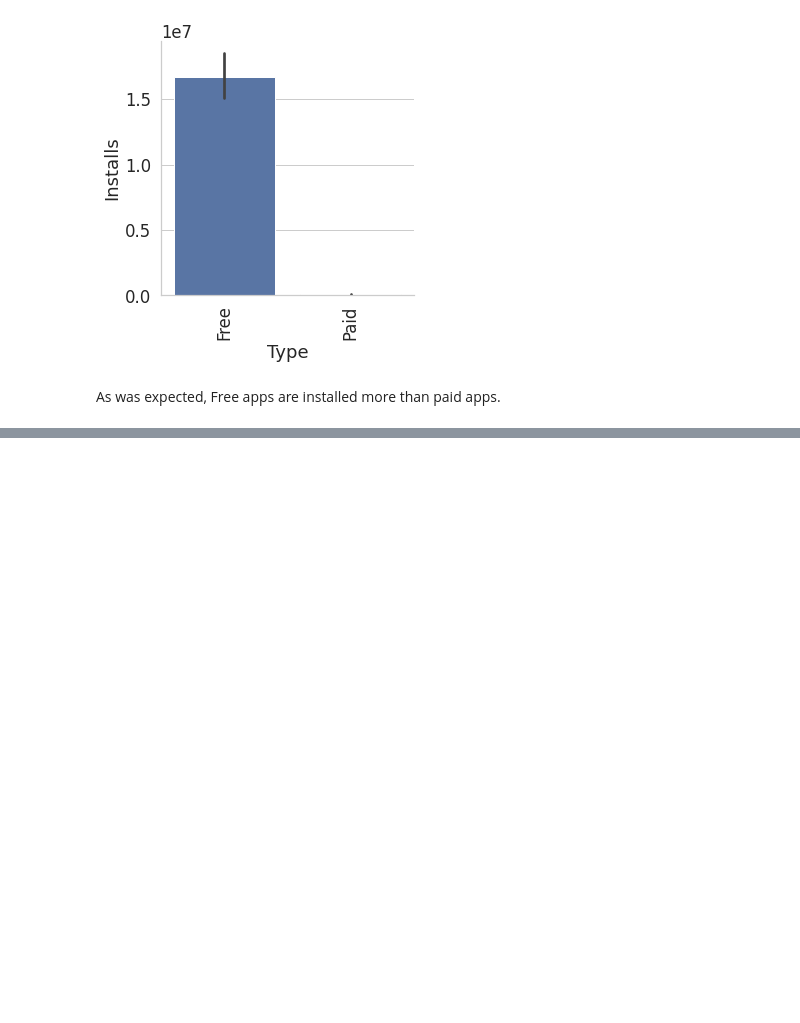
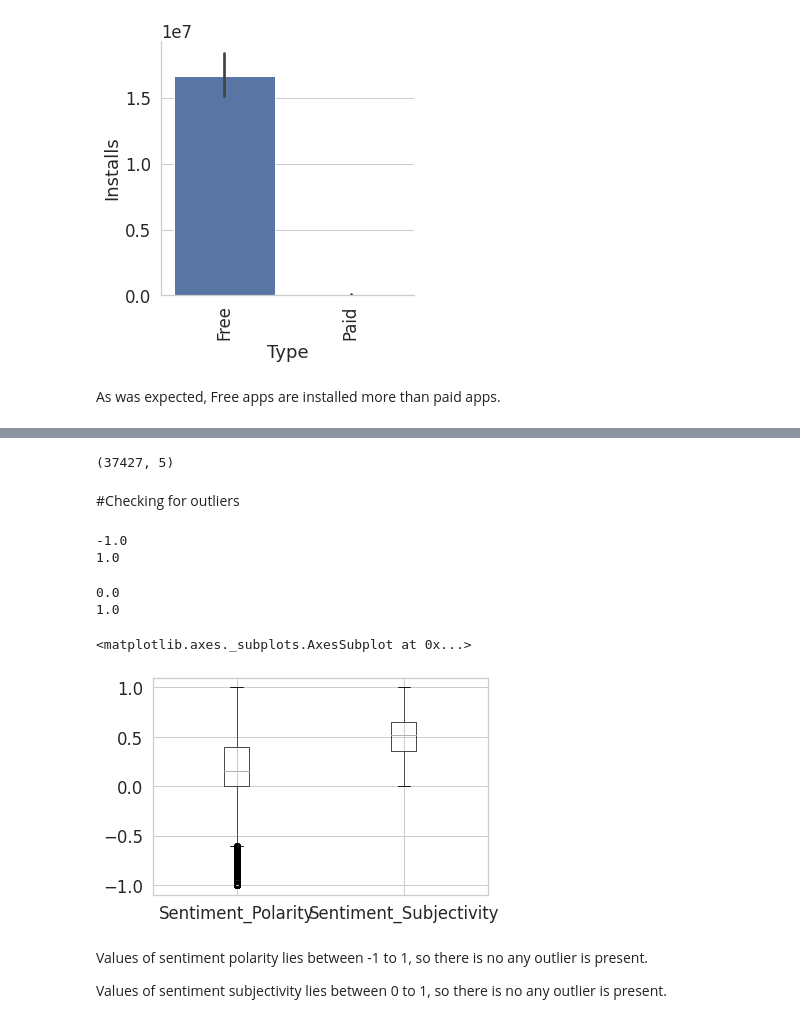
Before and after one commit to sapanapawar/Play-Store-App-Reviews-Analysis, a Jupyter notebook: Play_Store_App_Review_Analysis(Pawar_Sapana)_Capstone_Project.ipynb, the cells around one changed output, grey strips where cells are left out. Cells and saved outputs as stored; diff of their text form; code cells hidden in the pictures; blank space fills up the shorter version.

```diff
--- a/Play_Store_App_Review_Analysis(Pawar_Sapana)_Capstone_Project.ipynb
+++ b/Play_Store_App_Review_Analysis(Pawar_Sapana)_Capstone_Project.ipynb
@@ -606,0 +650,6 @@ As was expected, Free apps are installed more than paid apps.
+# %%
+#Working directory path
+file_path2= '/content/drive/MyDrive/pd csv file/Copy of User Reviews.csv'
+# %%
+#Reading the dataset with the help of pandas
+dataset = pd.read_csv(file_path2)
@@ -606,0 +744,34 @@ As was expected, Free apps are installed more than paid apps.
+# %%
+#dropping null values
+dataset.dropna(inplace=True)
+# %%
+#Lets take a look at shape after removing null values.
+dataset.shape
+# %% [output]
+(37427, 5)
+# %% [markdown]
+#Checking for outliers
+# %%
+#checking for outliers in the Sentiment_Polarity column
+print(dataset['Sentiment_Polarity'].min())
+print(dataset['Sentiment_Polarity'].max())
+# %% [output]
+-1.0
+1.0
+# %%
+#checking for outliers in the Sentiment_Subjectivity column
+print(dataset['Sentiment_Subjectivity'].min())
+print(dataset['Sentiment_Subjectivity'].max())
+# %% [output]
+0.0
+1.0
+# %%
+#We can check for outliers using boxplot also.
+dataset.boxplot()
+# %% [output]
+<matplotlib.axes._subplots.AxesSubplot at 0x...>
+[figure, added]
+# %% [markdown]
+Values of sentiment polarity lies between -1 to 1, so there is no any outlier is present.
+
+Values of sentiment subjectivity lies between 0 to 1, so there is no any outlier is present.
```
Also changed, not shown: parts of 23 cells of this notebook.
